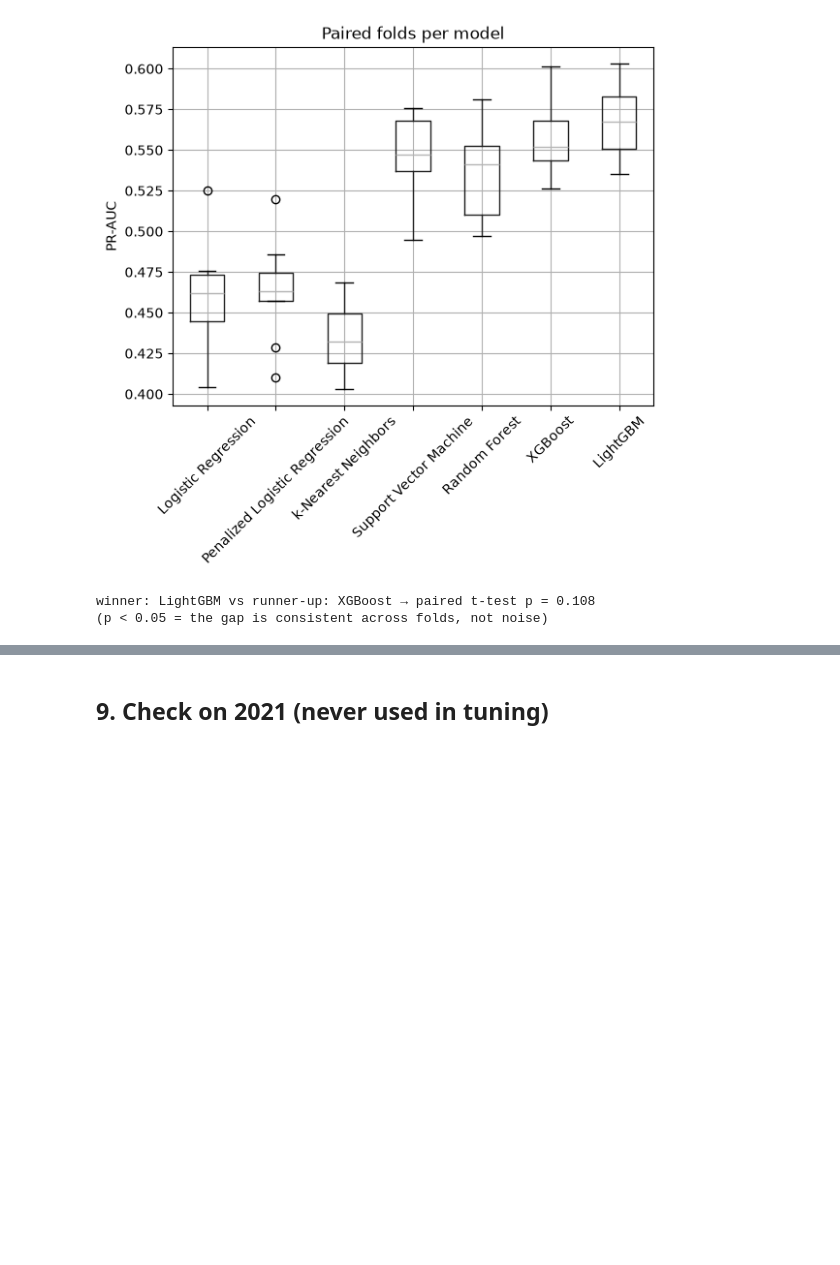
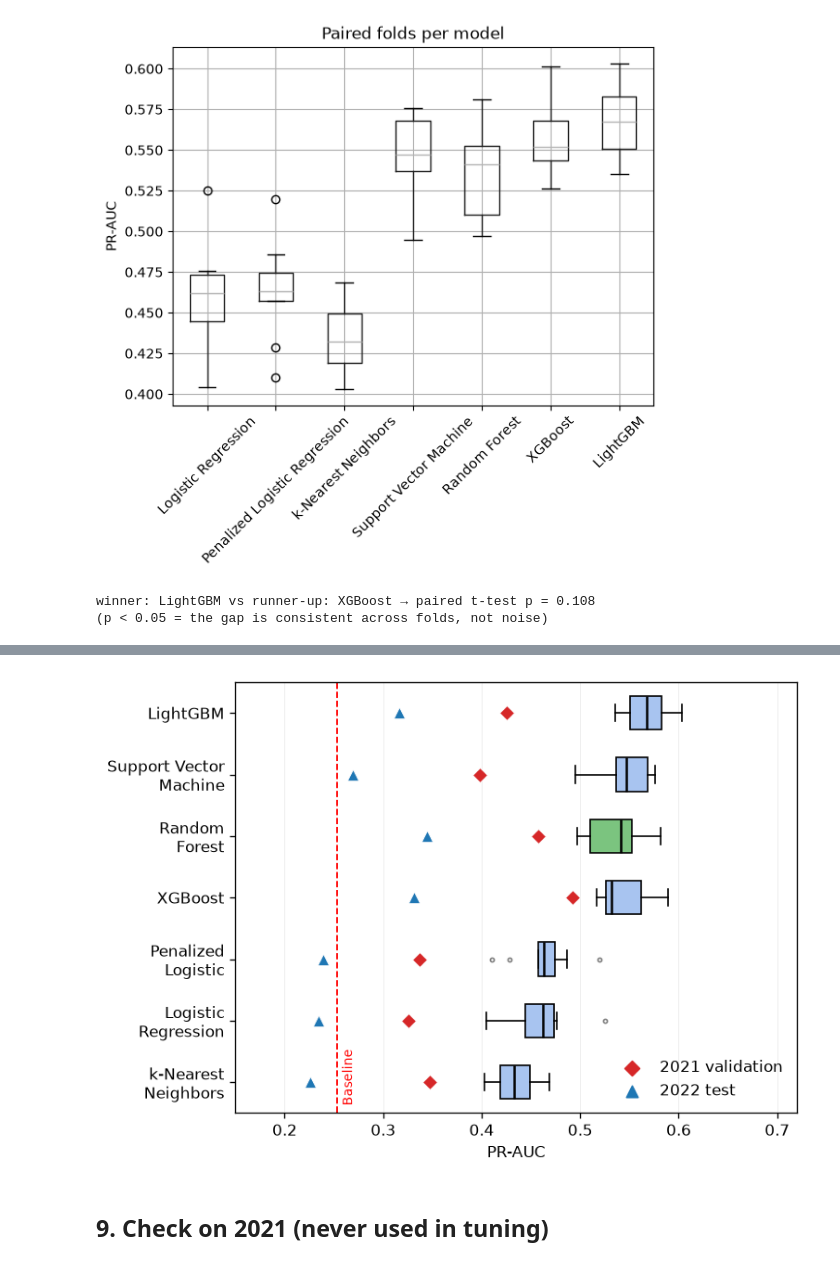
Before and after one commit to jeehunhwang/academic-staff-safeguard, a Jupyter notebook: Code/Luigi_Modeling.ipynb, the cells around one changed output, grey strips where cells are left out. Cells and saved outputs as stored; diff of their text form; code cells hidden in the pictures; blank space fills up the shorter version.

```diff
--- a/Code/Luigi_Modeling.ipynb
+++ b/Code/Luigi_Modeling.ipynb
@@ -337,3 +510,27 @@ winner: LightGBM vs runner-up: XGBoost → paired t-test p = 0.108
+# %%
+order = sorted(fold_scores, key=lambda k: np.median(fold_scores[k]))
+fig, ax = plt.subplots(figsize=(6.5, 4.6), dpi=120)
+bp = ax.boxplot([fold_scores[k] for k in order], vert=False, tick_labels=order,
+                patch_artist=True, widths=0.55,
+                medianprops=dict(color='black', lw=1.5),
+                flierprops=dict(marker='o', markersize=2.5, alpha=0.5))
+for patch, name in zip(bp['boxes'], order):
+    patch.set_facecolor('#7bc47f' if name == 'Random Forest' else '#a8c4f0')
+for yi, name in enumerate(order, 1):
+    v = average_precision_score(y_valid, models[name].predict_proba(X_valid)[:, 1])
+    t = average_precision_score(y_test,  models[name].predict_proba(X_test)[:, 1])
+    ax.scatter(v, yi, marker='D', s=45, color='#d62728', zorder=5, edgecolor='white', linewidth=0.5)
+    ax.scatter(t, yi, marker='^', s=55, color='#1f77b4', zorder=5, edgecolor='white', linewidth=0.5)
+ax.scatter([], [], marker='D', s=45, color='#d62728', label='2021 validation')
+ax.scatter([], [], marker='^', s=55, color='#1f77b4', label='2022 test')
+ax.axvline(0.253, color='red', ls='--', lw=1.1)
+ax.text(0.258, 0.62, 'Baseline', color='red', fontsize=8.5, rotation=90, va='bottom')
+ax.legend(loc='lower right', frameon=False)
+ax.set_xlabel('PR-AUC'); ax.set_xlim(0.15, 0.72)
+ax.grid(axis='x', alpha=0.25, lw=0.5)
+plt.tight_layout(); plt.show()
+# %% [output]
+[figure, added]
 # %% [markdown]
 ## 9. Check on 2021 (never used in tuning)
 # %%
```
Also changed, not shown: parts of 39 cells of this notebook, 3 other files.
